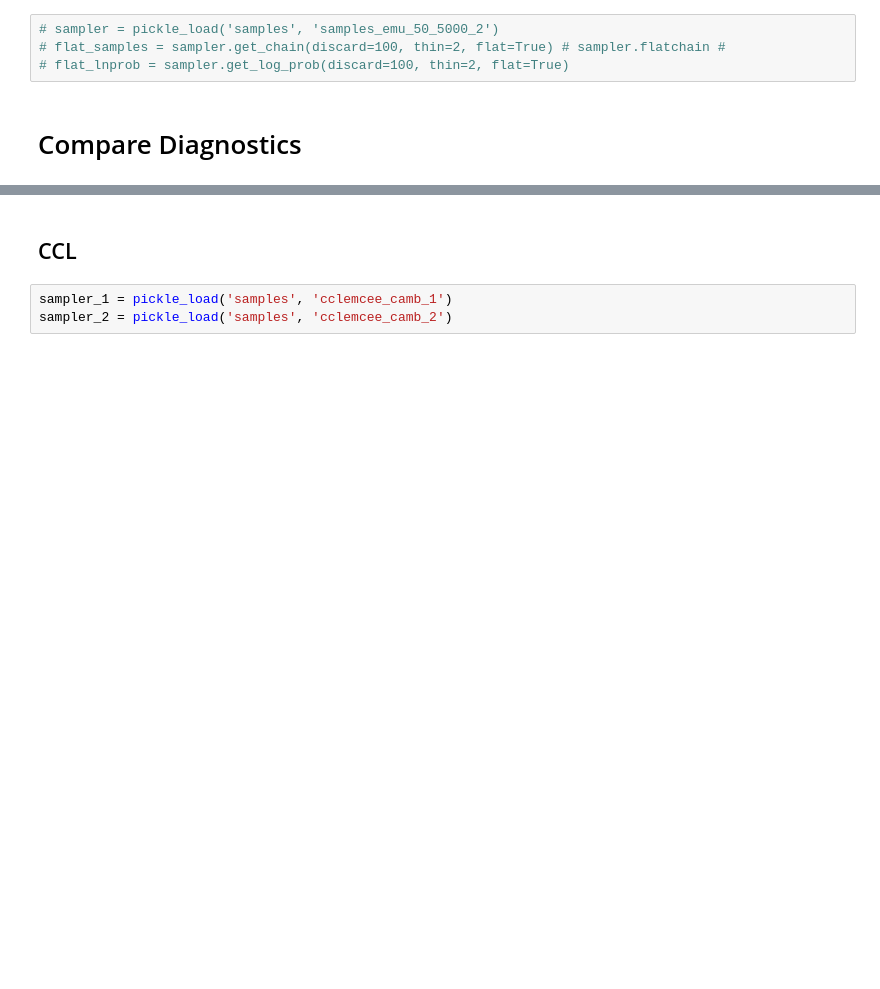
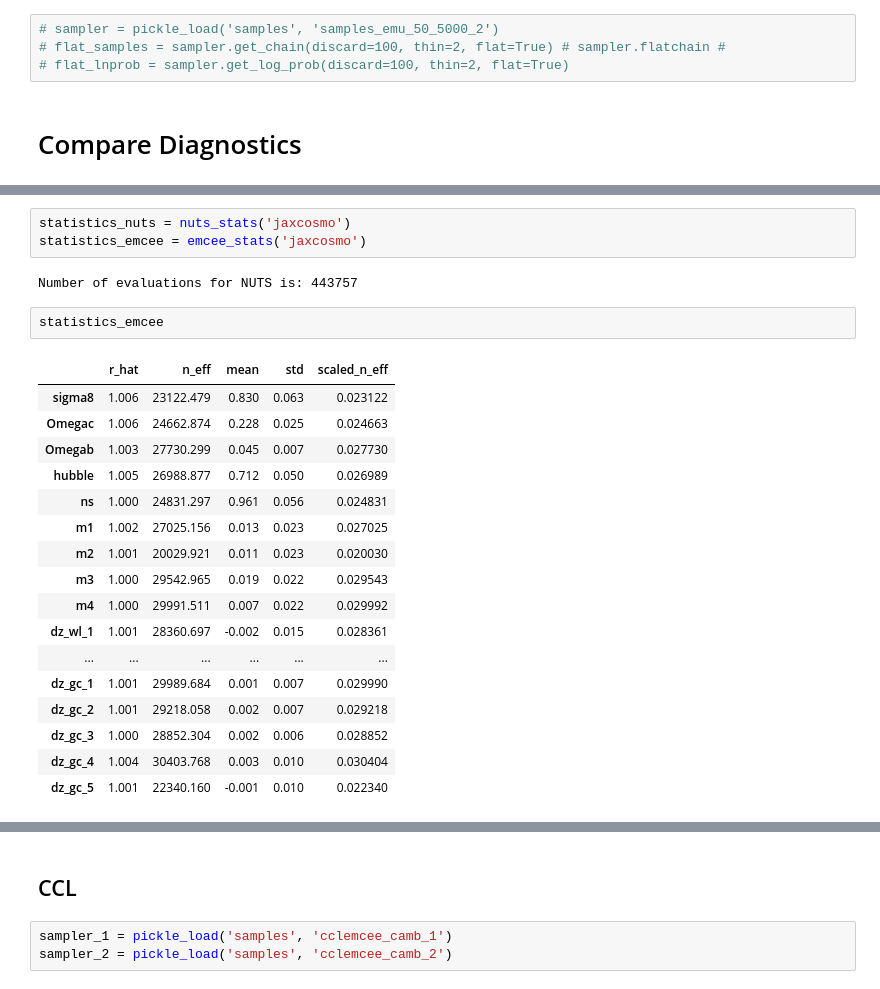
Before and after one commit to Harry45/DESEMU, a Jupyter notebook: notebooks/triangle_plot.ipynb, the cells around one changed output, grey strips where cells are left out. Cells and saved outputs as stored; diff of their text form; blank space fills up the shorter version.

```diff
--- a/notebooks/triangle_plot.ipynb
+++ b/notebooks/triangle_plot.ipynb
@@ -150,0 +178,25 @@ summary(sampler_jc_nuts_2.get_samples(group_by_chain=True)['sigma8'])['Param:0']
+# %%
+statistics_nuts = nuts_stats('jaxcosmo')
+statistics_emcee = emcee_stats('jaxcosmo')
+# %% [output]
+Number of evaluations for NUTS is: 443757
+# %%
+statistics_emcee
+# %% [output]
+|  | r_hat | n_eff | mean | std | scaled_n_eff |
+| sigma8 | 1.006 | 23122.479 | 0.830 | 0.063 | 0.023122 |
+| Omegac | 1.006 | 24662.874 | 0.228 | 0.025 | 0.024663 |
+| Omegab | 1.003 | 27730.299 | 0.045 | 0.007 | 0.027730 |
+| hubble | 1.005 | 26988.877 | 0.712 | 0.050 | 0.026989 |
+| ns | 1.000 | 24831.297 | 0.961 | 0.056 | 0.024831 |
+| m1 | 1.002 | 27025.156 | 0.013 | 0.023 | 0.027025 |
+| m2 | 1.001 | 20029.921 | 0.011 | 0.023 | 0.020030 |
+| m3 | 1.000 | 29542.965 | 0.019 | 0.022 | 0.029543 |
+| m4 | 1.000 | 29991.511 | 0.007 | 0.022 | 0.029992 |
+| dz_wl_1 | 1.001 | 28360.697 | -0.002 | 0.015 | 0.028361 |
+| ... | ... | ... | ... | ... | ... |
+| dz_gc_1 | 1.001 | 29989.684 | 0.001 | 0.007 | 0.029990 |
+| dz_gc_2 | 1.001 | 29218.058 | 0.002 | 0.007 | 0.029218 |
+| dz_gc_3 | 1.000 | 28852.304 | 0.002 | 0.006 | 0.028852 |
+| dz_gc_4 | 1.004 | 30403.768 | 0.003 | 0.010 | 0.030404 |
+| dz_gc_5 | 1.001 | 22340.160 | -0.001 | 0.010 | 0.022340 |
```
Also changed, not shown: parts of 23 cells of this notebook, 3 other files.
